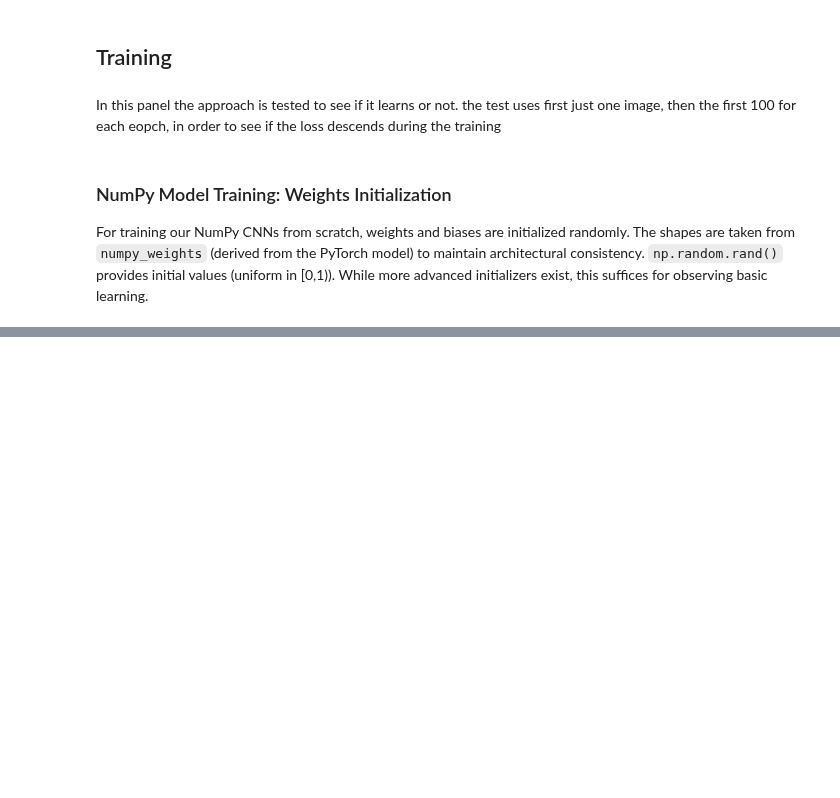
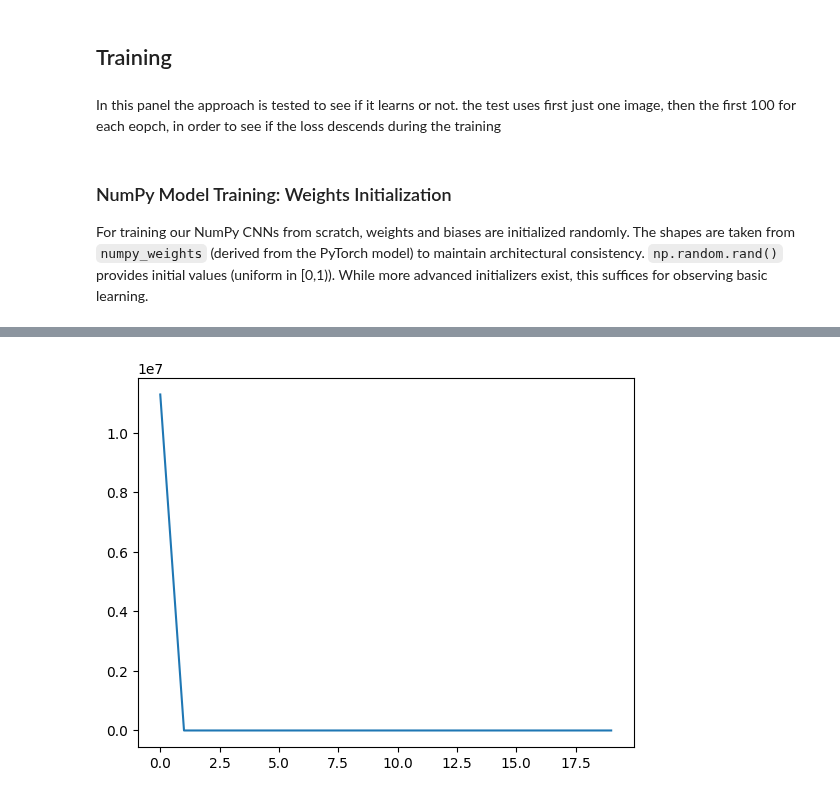
Before and after one commit to francesco-crispino/Symbolic_and_Evolutionary_Artificial_Intelligence, a Jupyter notebook: Markdown_wip.ipynb, the cells around one changed output, grey strips where cells are left out. Drawn from its saved outputs; the diff is of its cells as text; code cells hidden in the pictures; blank space fills up the shorter version.

```diff
--- a/Markdown_wip.ipynb
+++ b/Markdown_wip.ipynb
@@ -1256,7 +1438,7 @@ def im2col_gradient_optimized(
 # %%
 from scipy.linalg.blas import sgemm
 
-def im2col_optimized_sgemm(batch_of_images, kernels, biases=None, padding=0, stride=1, applyReLU=True):
+def im2col_optimized_blas(batch_of_images, kernels, biases=None, padding=0, stride=1, applyReLU=True):
     kernels_number, kernel_channels, kernel_height, kernel_width = kernels.shape
     batch_size, input_channels, image_height, image_width = batch_of_images.shape
     if kernel_channels != input_channels:
@@ -1312,7 +1494,7 @@ def im2col_optimized_sgemm(batch_of_images, kernels, biases=None, padding=0, str
 
     return output.astype(np.float32, copy=False), mask.astype(np.float32, copy=False)
 
-def im2col_gradient_optimized_sgemm(original_forward_input, d_image, kernels, mask, padding, stride):
+def im2col_gradient_optimized_blas(original_forward_input, d_image, kernels, mask, padding, stride):
     # Assicura che mask sia float32 se usata in moltiplicazioni
     gradient_pre_activation = np.multiply(d_image, mask.astype(d_image.dtype, copy=False)) # dL/dZ
 
@@ -1374,7 +1556,7 @@ def im2col_gradient_optimized_sgemm(original_forward_input, d_image, kernels, ma
 
     padding_for_dX_conv = kernel_height - 1 - padding
 
-    gradient_wrt_input_raw, _ = im2col_optimized_sgemm(
+    gradient_wrt_input_raw, _ = im2col_optimized_blas(
         dilated_grad_pre_activation,
         flipped_kernels_for_dX,
         biases=None,
@@ -3743,0 +2076,74 @@ NameError: name 'initialize_numpy_weights' is not defined
+# %%
+import matplotlib.pyplot as plt
+import numpy as np
+import torch
+
+avg_loss = []
+forward_time = []
+backward_time = []
+numEpochs = 20
+bs = 1
+lr = 0.001
+
+# Convert and reshape weights for PyTorch (Conv2d expects (out_channels, in_channels, H, W), Linear expects (out_features, in_features))
+k1 = torch.from_numpy(weights['k1'].astype(np.float32)).clone()
+bc1 = torch.from_numpy(weights['bc1'].astype(np.float32)).clone()
+k2 = torch.from_numpy(weights['k2'].astype(np.float32)).clone()
+bc2 = torch.from_numpy(weights['bc2'].astype(np.float32)).clone()
+k3 = torch.from_numpy(weights['k3'].astype(np.float32)).clone()
+bc3 = torch.from_numpy(weights['bc3'].astype(np.float32)).clone()
+w1 = torch.from_numpy(weights['w1'].astype(np.float32)).clone()
+if w1.ndim == 2:
+    w1 = w1
+elif w1.ndim == 1:
+    w1 = w1.unsqueeze(0)
+b1 = torch.from_numpy(weights['b1'].astype(np.float32)).clone().view(-1)
+w2 = torch.from_numpy(weights['w2'].astype(np.float32)).clone()
+if w2.ndim == 2:
+    w2 = w2
+elif w2.ndim == 1:
+    w2 = w2.unsqueeze(0)
+b2 = torch.from_numpy(weights['b2'].astype(np.float32)).clone().view(-1)
+
+pytorch_model = SimpleCNN(num_classes=10)
+pytorch_model.load_state_dict({
+    'conv1.weight': k1,
+    'conv1.bias': bc1,
+    'conv2.weight': k2,
+    'conv2.bias': bc2,
+    'conv3.weight': k3,
+    'conv3.bias': bc3,
+    'fc1.weight': w1.T,
+    'fc1.bias': b1,
+    'fc2.weight': w2.T,
+    'fc2.bias': b2
+})
+
+optimizer = torch.optim.SGD(pytorch_model.parameters(), lr=0.001)
+
+loop = tqdm(range(numEpochs))
+for i in loop:
+    c0 = torch.from_numpy(train_images[0].reshape(1,1,28,28).astype(np.float32) / 255.0)
+
+    prediction = pytorch_model(c0)
+
+    loss = nn.CrossEntropyLoss()(prediction[0], torch.tensor(train_labels[0]))
+    avg_loss.append(loss.item())
+    optimizer.zero_grad()
+
+    # Weights update
+    loss.backward()
+
+    optimizer.step()
+
+    if i == numEpochs - 1:
+        # Get the result before the last relu
+        logits = prediction[0].detach().numpy()
+
+
+# Plot the loss
+print(f"Final logits: {logits}")
+print(f"Final prediction: {np.argmax(logits)}")
+plt.plot(avg_loss)
+plt.show()
+# %% [output]
@@ -3743,0 +2154 @@ NameError: name 'initialize_numpy_weights' is not defined
+[figure, added]
```
Also changed, not shown: parts of 55 cells of this notebook.
